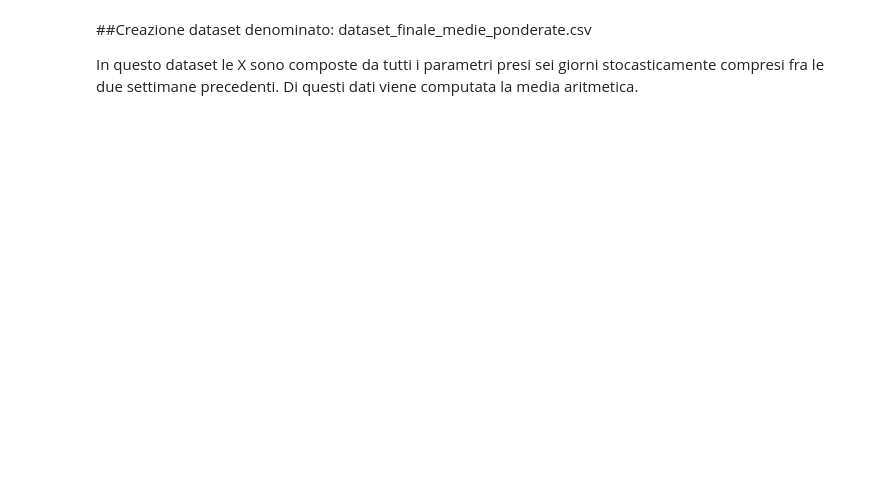
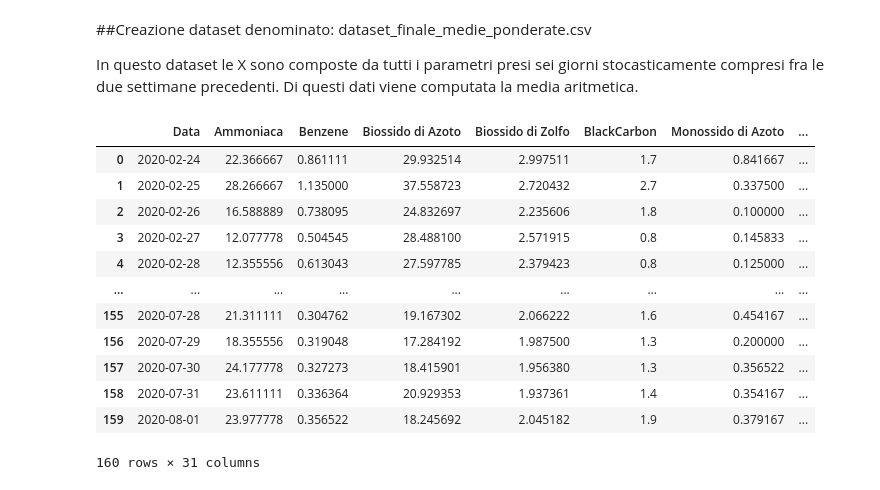
Before and after one commit to Tambup/MLDM_COVID-19, a Jupyter notebook: datasets/dataset_finale_medie_ponderate.ipynb, the cells around one changed output. Drawn from its saved outputs; the diff is of its cells as text; code cells hidden in the pictures; blank space fills up the shorter version.

```diff
--- a/datasets/dataset_finale_medie_ponderate.ipynb
+++ b/datasets/dataset_finale_medie_ponderate.ipynb
@@ -30,4 +26,20 @@ def media_ponderata(giorni_selezionati, index_oldest):
 ##Creazione dataset denominato: dataset_finale_medie_ponderate.csv
 
 In questo dataset le X sono composte da tutti i parametri presi sei giorni stocasticamente compresi fra le due settimane precedenti. Di questi dati viene computata la media aritmetica.
+# %%
+dataset_completo
+# %% [output]
+|  | Data | Ammoniaca | Benzene | Biossido di Azoto | Biossido di Zolfo | BlackCarbon | Monossido di Azoto | ... |
+| 0 | 2020-02-24 | 22.366667 | 0.861111 | 29.932514 | 2.997511 | 1.7 | 0.841667 | ... |
+| 1 | 2020-02-25 | 28.266667 | 1.135000 | 37.558723 | 2.720432 | 2.7 | 0.337500 | ... |
+| 2 | 2020-02-26 | 16.588889 | 0.738095 | 24.832697 | 2.235606 | 1.8 | 0.100000 | ... |
+| 3 | 2020-02-27 | 12.077778 | 0.504545 | 28.488100 | 2.571915 | 0.8 | 0.145833 | ... |
+| 4 | 2020-02-28 | 12.355556 | 0.613043 | 27.597785 | 2.379423 | 0.8 | 0.125000 | ... |
+| ... | ... | ... | ... | ... | ... | ... | ... | ... |
+| 155 | 2020-07-28 | 21.311111 | 0.304762 | 19.167302 | 2.066222 | 1.6 | 0.454167 | ... |
+| 156 | 2020-07-29 | 18.355556 | 0.319048 | 17.284192 | 1.987500 | 1.3 | 0.200000 | ... |
+| 157 | 2020-07-30 | 24.177778 | 0.327273 | 18.415901 | 1.956380 | 1.3 | 0.356522 | ... |
+| 158 | 2020-07-31 | 23.611111 | 0.336364 | 20.929353 | 1.937361 | 1.4 | 0.354167 | ... |
+| 159 | 2020-08-01 | 23.977778 | 0.356522 | 18.245692 | 2.045182 | 1.9 | 0.379167 | ... |
+160 rows × 31 columns
 # %%
```
Also changed, not shown: parts of 5 cells of this notebook.
